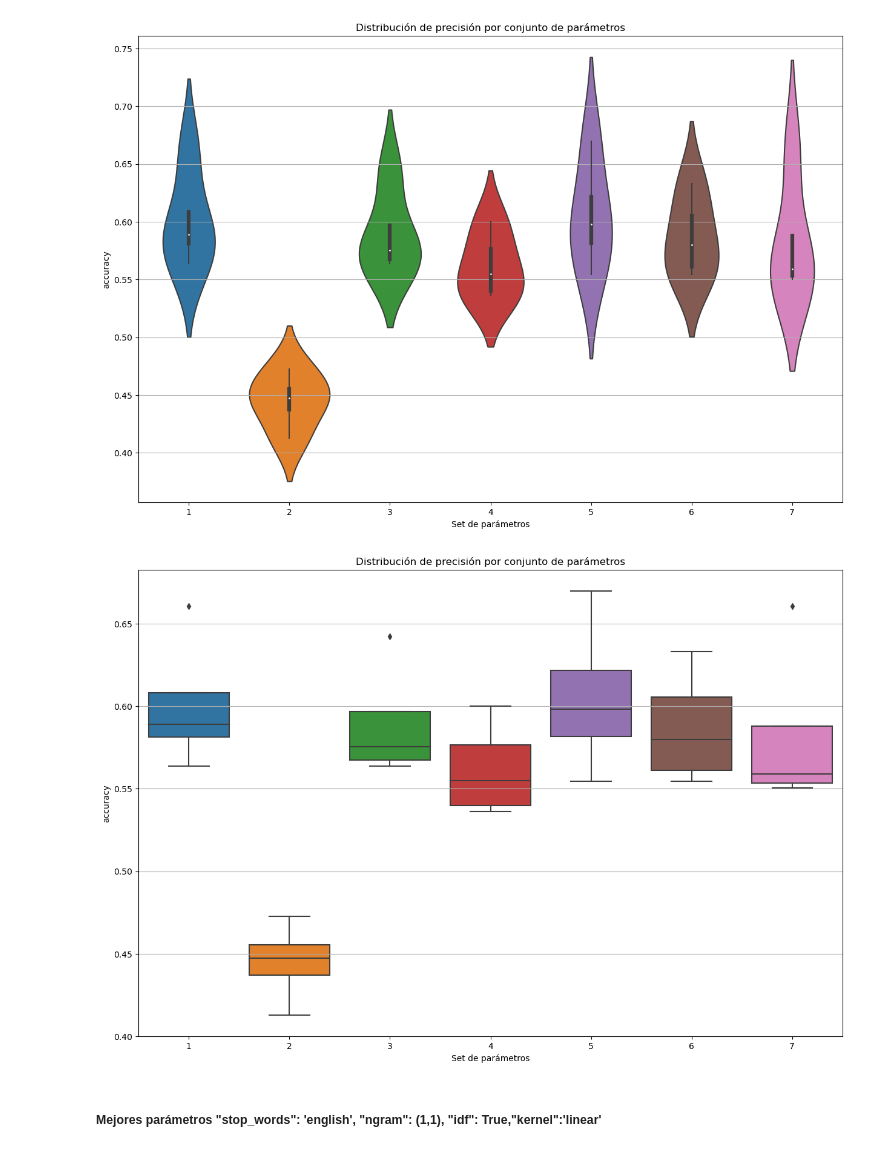
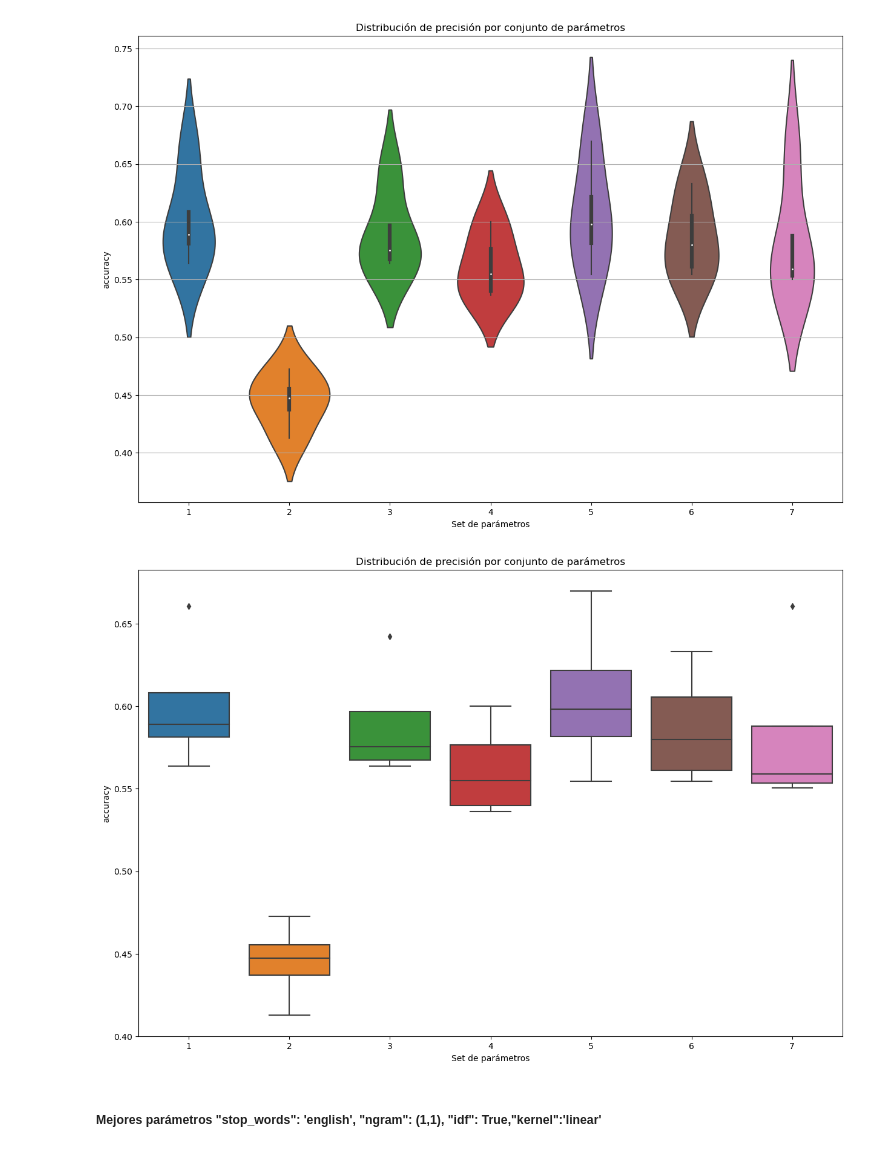
Before and after one commit to srobaina99/Introducci-n-a-ciencia-de-datos, a Jupyter notebook: Tarea 2/shakespeare_tarea_2.ipynb, the cells around one changed output. Cells and saved outputs as stored; diff of their text form; code cells hidden in the pictures.

```diff
--- a/Tarea 2/shakespeare_tarea_2.ipynb
+++ b/Tarea 2/shakespeare_tarea_2.ipynb
@@ -891,14 +901,14 @@ plt.show()
 # %%
 # Box plots
 plt.figure(figsize=(15, 10))
 ax = sns.boxplot(x='params', y='accuracy', data=results_df)
 ax.set_xlabel('Set de parámetros')
 ax.set_xticklabels(range(1, 8))  # Enumera el eje x con el número de set (del 1 al 7)
 plt.title('Distribución de precisión por conjunto de parámetros')
-ax.yaxis.grid(True)
+#ax.yaxis.grid(True)
 plt.show()
 # %% [output]
-[figure, old version]
+[figure, new version]
 # %% [markdown]
 ##### Mejores parámetros "stop_words": 'english', "ngram": (1,1), "idf": True,"kernel":'linear'
 # %%
```
Also changed, not shown: parts of 4 cells of this notebook.
